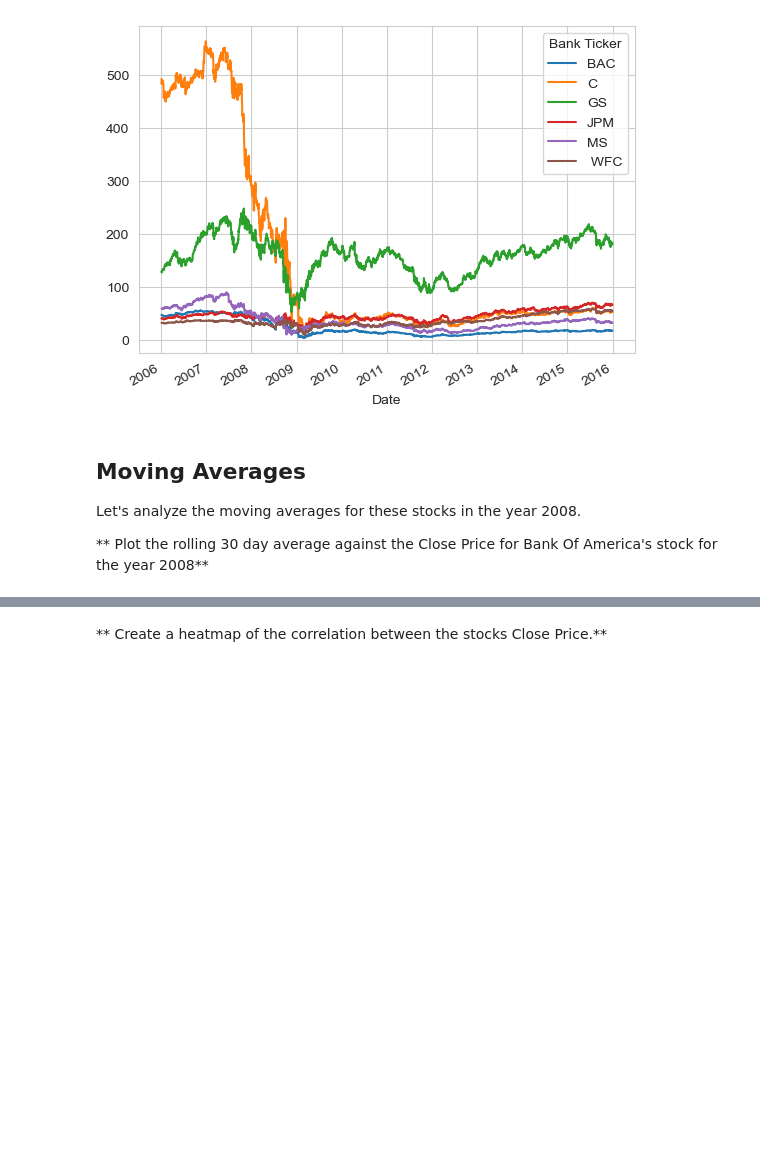
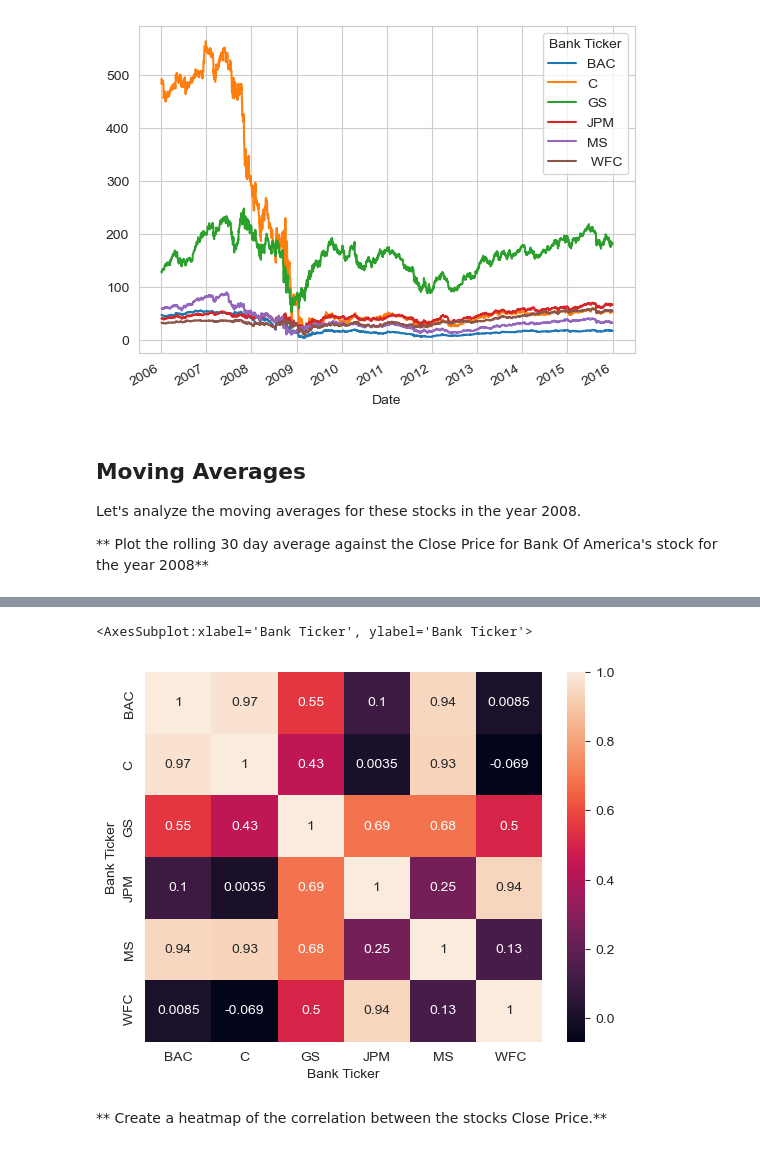
Before and after one commit to JoseArnel/code, a Jupyter notebook: DataScience&MachineLearning/10-Data-Capstone-Projects/03-Finance Project.ipynb, the cells around one changed output, grey strips where cells are left out. Drawn from its saved outputs; the diff is of its cells as text; code cells hidden in the pictures; blank space fills up the shorter version.

```diff
--- a/DataScience&MachineLearning/10-Data-Capstone-Projects/03-Finance Project.ipynb
+++ b/DataScience&MachineLearning/10-Data-Capstone-Projects/03-Finance Project.ipynb
@@ -376,3 +352,12 @@ Name: Close, Length: 253, dtype: float64
+# %%
+import seaborn as sns
+corr = bank_stocks.xs(key= 'Close', level = 'Stock Info', axis = 1).corr()
+corr
+# bank_stocks.head()
+sns.heatmap(corr, annot = True)
+# %% [output]
+<AxesSubplot:xlabel='Bank Ticker', ylabel='Bank Ticker'>
+[figure, added]
 # %% [markdown]
 ** Create a heatmap of the correlation between the stocks Close Price.**
 # %%
```
Also changed, not shown: parts of 13 cells of this notebook.
